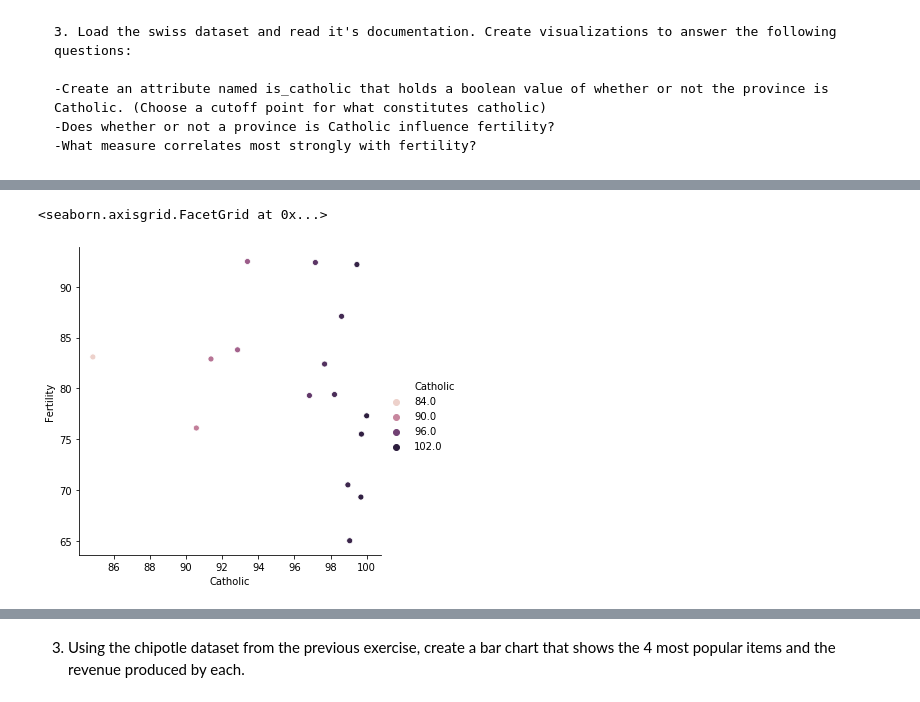
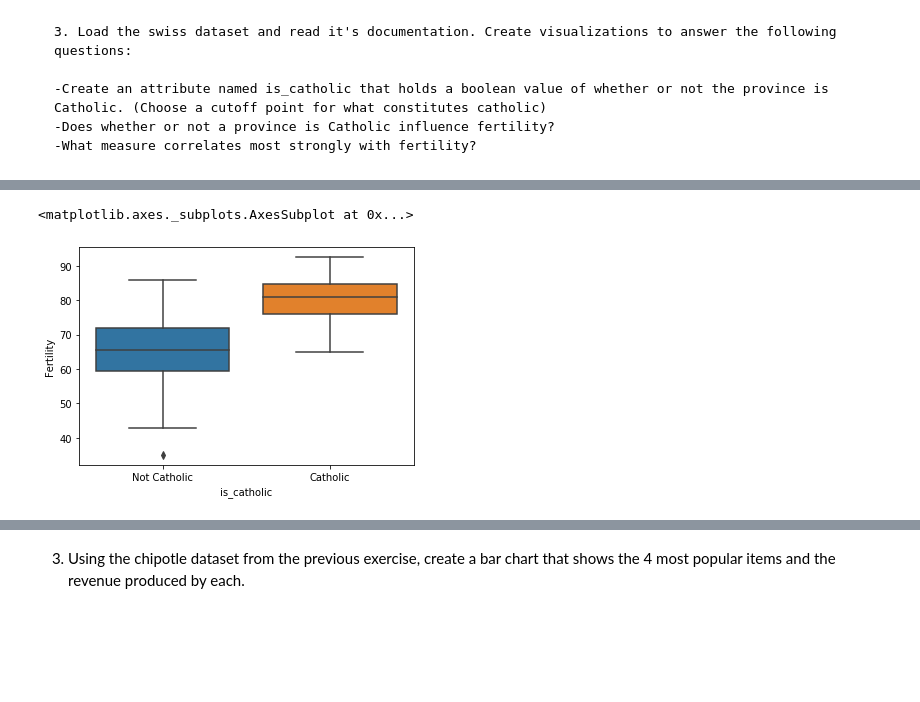
Before and after one commit to yvonneking1/python-exercises, a Jupyter notebook: 4.8.5_seaborn_exercises.ipynb, the cells around one changed output, grey strips where cells are left out. Saved outputs shown, nothing was run; the diff lists cells and outputs as text; code cells hidden in the pictures; blank space fills up the shorter version.

```diff
--- a/4.8.5_seaborn_exercises.ipynb
+++ b/4.8.5_seaborn_exercises.ipynb
@@ -150,5 +136,7 @@ Name: Catholic, dtype: float64
+# %%
+swiss["is_catholic"] = swiss.Catholic.apply(lambda x: "Catholic" if x >= 75 else "Not Catholic")
 # %%
-sns.relplot(data=swiss, y='Fertility', x="Catholic", hue=swiss.Catholic[is_catholic])
+sns.boxplot(data=swiss, y="Fertility", x="is_catholic")
 # %% [output]
-<seaborn.axisgrid.FacetGrid at 0x...>
+<matplotlib.axes._subplots.AxesSubplot at 0x...>
-[figure, old version]
+[figure, new version]
```
Also changed, not shown: parts of 25 cells of this notebook.
